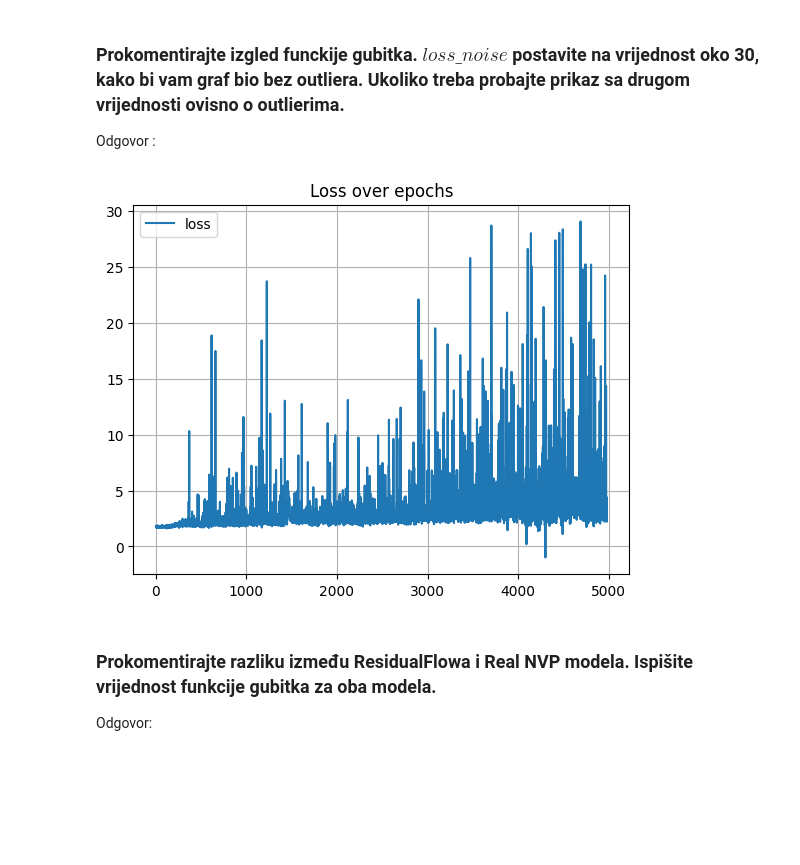
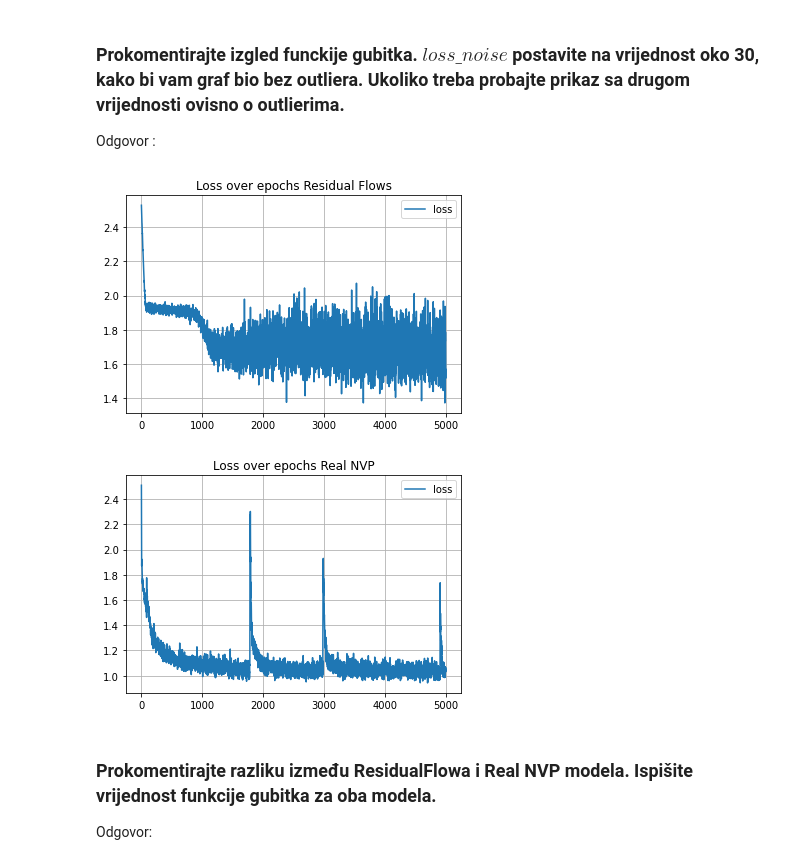
Before and after one commit to dinogrgic1/fer-deep-learning-2-labs, a Jupyter notebook: lab5/lab5.ipynb, the cells around one changed output. Drawn from its saved outputs; the diff is of its cells as text; code cells hidden in the pictures; blank space fills up the shorter version.

```diff
--- a/lab5/lab5.ipynb
+++ b/lab5/lab5.ipynb
@@ -196,7 +168,7 @@ U svakoj epohi uzrukuje se $num\_samples$ uzoraka, te se računa loss preko KL d
 
 Evaluacija modela radi se sa $model.log\_prob(zz)$, te se nad log vjerojatnostima napravi eksponent.
 # %%
-def train_nf(model, epochs, model_type, optimizer, num_samples=2 ** 9, show_epoch=200):
+def train_nf(model, epochs, model_type, optimizer, num_samples=2 ** 9, noise=0.1, show_epoch=200):
     loss_array = []
 
     smallest_loss = np.inf
@@ -206,7 +178,7 @@ def train_nf(model, epochs, model_type, optimizer, num_samples=2 ** 9, show_epoc
     for epoch in tqdm(range(epochs)):
         optimizer.zero_grad()
 
-        x_np, _ = make_moons(num_samples, noise=NOISE)
+        x_np, _ = make_moons(num_samples, noise=noise)
         x = torch.tensor(x_np).float().to(DEVICE)
 
         loss = model.forward_kld(x)
@@ -214,7 +186,6 @@ def train_nf(model, epochs, model_type, optimizer, num_samples=2 ** 9, show_epoc
         if ~(torch.isnan(loss) | torch.isinf(loss)):
             loss.backward()
             optimizer.step()
-
             loss_array.append(loss.item())
 
             if loss < smallest_loss:
@@ -255,0 +241,11 @@ model, best_model, loss_array = train_nf(model, epochs, model_type, optimizer, s
+# %%
+DEVICE = 'cuda' if torch.cuda.is_available() else 'cpu'
+
+num_layers_nvp = 16
+hidden_units_nvp = 128
+
+model_nvp = create_nvp(num_layers=num_layers_nvp, hidden_units=hidden_units_nvp)
+model_nvp.to(DEVICE)
+draw_model_output(model_nvp)
+
+zz = zz.to(DEVICE)
@@ -255,0 +254,6 @@ model, best_model, loss_array = train_nf(model, epochs, model_type, optimizer, s
+# %%
+optimizer = torch.optim.Adam(model_nvp.parameters(), lr=5e-4, weight_decay=1e-5)
+epochs = 5000
+show_epochs = 500
+
+model_nvp, best_model_nvp, loss_array_nvp = train_nf(model_nvp, epochs, 'nvp', optimizer, show_epoch=show_epochs, noise=0.1)
@@ -257,18 +272,30 @@ model, best_model, loss_array = train_nf(model, epochs, model_type, optimizer, s
 ### Prokomentirajte izgled funckije gubitka. $loss\_noise$ postavite na vrijednost oko 30, kako bi vam graf bio bez outliera. Ukoliko treba probajte prikaz sa drugom vrijednosti ovisno o outlierima.
 
 Odgovor :
+# %%
+loss_array = np.array(loss_array_res)
+
+loss_noise = 30
+
+plt.plot(loss_array[loss_array < loss_noise], label='loss')
+plt.legend()
+plt.grid()
+plt.title('Loss over epochs Residual Flows')
+plt.show()
+# %% [output]
+[figure, added]
 # %%
-loss_array = np.array(loss_array)
+loss_array = np.array(loss_array_nvp)
 
 loss_noise = 30
 
 plt.plot(loss_array[loss_array < loss_noise], label='loss')
 plt.legend()
 plt.grid()
-plt.title('Loss over epochs')
+plt.title('Loss over epochs Real NVP')
 plt.show()
 # %% [output]
-[figure, old version]
+[figure, new version]
 # %% [markdown]
 ### Prokomentirajte razliku između ResidualFlowa i Real NVP modela. Ispišite vrijednost funkcije gubitka za oba modela.
 
```
Also changed, not shown: parts of 9 cells of this notebook.
